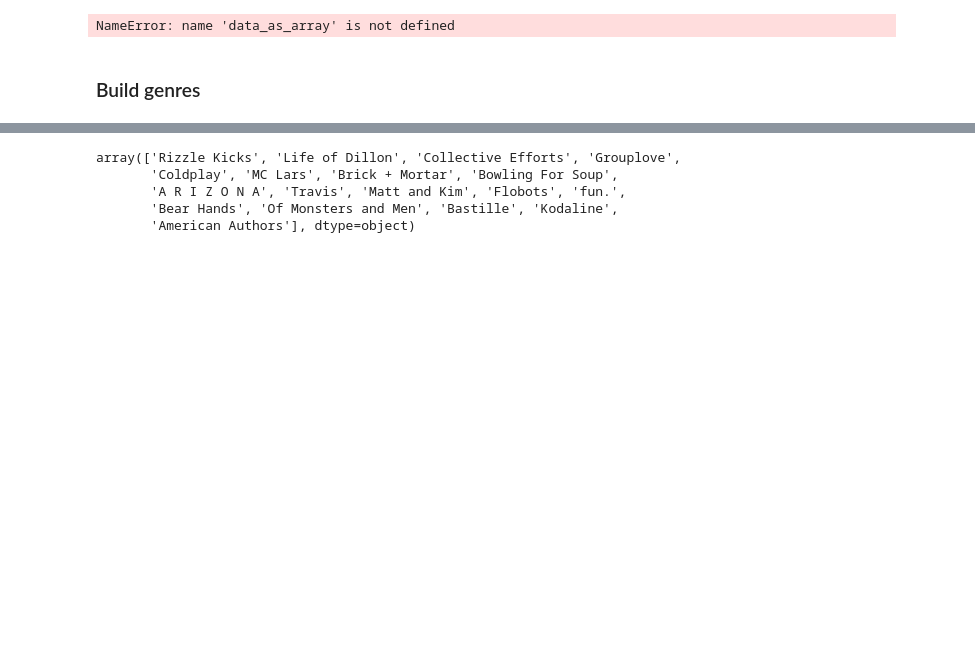
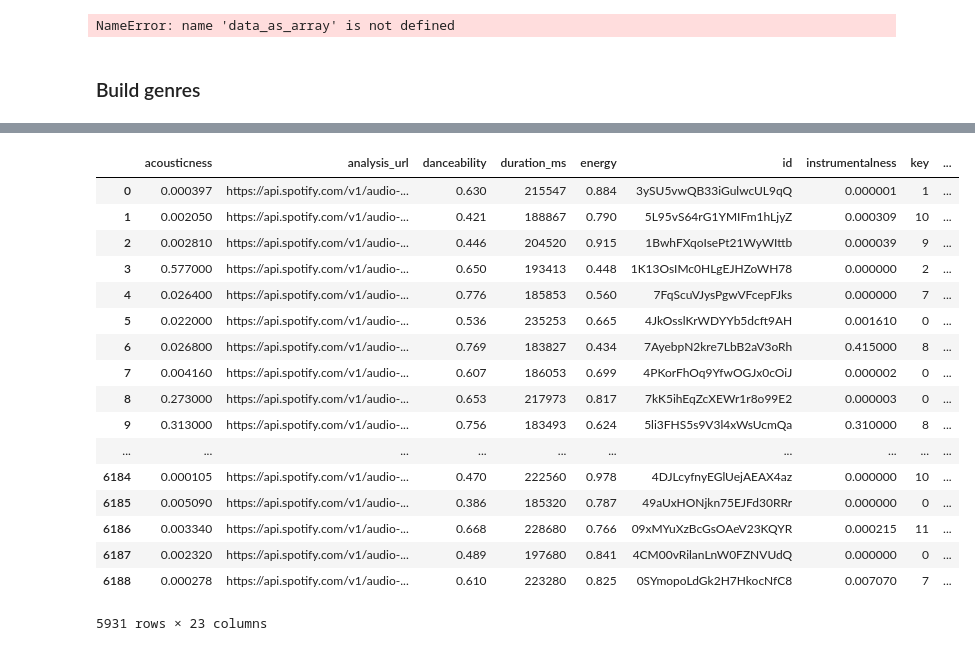
Before and after one commit to jcream31/workout_music_recommender, a Jupyter notebook: notebooks/EDA.ipynb, the cells around one changed output, grey strips where cells are left out. Saved outputs shown, nothing was run; the diff lists cells and outputs as text; code cells hidden in the pictures; blank space fills up the shorter version.

```diff
--- a/notebooks/EDA.ipynb
+++ b/notebooks/EDA.ipynb
@@ -93,6 +93,34 @@ IndentationError: expected an indented block
 NameError: name 'data_as_array' is not defined
 # %% [markdown]
 ### Build genres
+# %%
+import sys
+sys.path.append("../src")
+from auth import Token
+from collections import defaultdict
+import requests
+
+#  Client Keys
+authorization = Token()
+authorization.load_secrets()
+CLIENT_ID = authorization.secrets['client_id']
+CLIENT_SECRET = authorization.secrets['client_secret']
+access_token = authorization.get_token()
+token_reset = 0
+genres = defaultdict(list)
+for artist_id in data.artist_id.unique():
+    if token_reset%20==0:
+        access_token = authorization.get_token()
+    # Get artist genres
+    artist_api_endpoint = "https://api.spotify.com/v1/artists/{0}".format(artist_id)
+    artist_response = requests.get(artist_api_endpoint, access_token)
+    artist_data = artist_response.json()
+    genres[artist_id] = artist_data['genres']
+    token_reset += 1
+
+import pickle
+with open('../data/artist_genres.p', 'wb') as fp:
+    pickle.dump(genres, fp)
 # %%
 import pickle
 from collections import defaultdict, Counter
@@ -171,8 +167,0 @@ data['genre'] = data['artist_id'].map(single_genre)
-# %%
-data[data.genre=='other'].artist.unique()
-# %% [output]
-array(['Rizzle Kicks', 'Life of Dillon', 'Collective Efforts', 'Grouplove',
-       'Coldplay', 'MC Lars', 'Brick + Mortar', 'Bowling For Soup',
-       'A R I Z O N A', 'Travis', 'Matt and Kim', 'Flobots', 'fun.',
-       'Bear Hands', 'Of Monsters and Men', 'Bastille', 'Kodaline',
-       'American Authors'], dtype=object)
@@ -180,0 +168,21 @@ with open('../data/da')
+# %%
+data
+# %% [output]
+|  | acousticness | analysis_url | danceability | duration_ms | energy | id | instrumentalness | key | ... |
+| 0 | 0.000397 | https://api.spotify.com/v1/audio-... | 0.630 | 215547 | 0.884 | 3ySU5vwQB33iGulwcUL9qQ | 0.000001 | 1 | ... |
+| 1 | 0.002050 | https://api.spotify.com/v1/audio-... | 0.421 | 188867 | 0.790 | 5L95vS64rG1YMIFm1hLjyZ | 0.000309 | 10 | ... |
+| 2 | 0.002810 | https://api.spotify.com/v1/audio-... | 0.446 | 204520 | 0.915 | 1BwhFXqoIsePt21WyWIttb | 0.000039 | 9 | ... |
+| 3 | 0.577000 | https://api.spotify.com/v1/audio-... | 0.650 | 193413 | 0.448 | 1K13OsIMc0HLgEJHZoWH78 | 0.000000 | 2 | ... |
+| 4 | 0.026400 | https://api.spotify.com/v1/audio-... | 0.776 | 185853 | 0.560 | 7FqScuVJysPgwVFcepFJks | 0.000000 | 7 | ... |
+| 5 | 0.022000 | https://api.spotify.com/v1/audio-... | 0.536 | 235253 | 0.665 | 4JkOsslKrWDYYb5dcft9AH | 0.001610 | 0 | ... |
+| 6 | 0.026800 | https://api.spotify.com/v1/audio-... | 0.769 | 183827 | 0.434 | 7AyebpN2kre7LbB2aV3oRh | 0.415000 | 8 | ... |
+| 7 | 0.004160 | https://api.spotify.com/v1/audio-... | 0.607 | 186053 | 0.699 | 4PKorFhOq9YfwOGJx0cOiJ | 0.000002 | 0 | ... |
+| 8 | 0.273000 | https://api.spotify.com/v1/audio-... | 0.653 | 217973 | 0.817 | 7kK5ihEqZcXEWr1r8o99E2 | 0.000003 | 0 | ... |
+| 9 | 0.313000 | https://api.spotify.com/v1/audio-... | 0.756 | 183493 | 0.624 | 5li3FHS5s9V3l4xWsUcmQa | 0.310000 | 8 | ... |
+| ... | ... | ... | ... | ... | ... | ... | ... | ... | ... |
+| 6184 | 0.000105 | https://api.spotify.com/v1/audio-... | 0.470 | 222560 | 0.978 | 4DJLcyfnyEGlUejAEAX4az | 0.000000 | 10 | ... |
+| 6185 | 0.005090 | https://api.spotify.com/v1/audio-... | 0.386 | 185320 | 0.787 | 49aUxHONjkn75EJFd30RRr | 0.000000 | 0 | ... |
+| 6186 | 0.003340 | https://api.spotify.com/v1/audio-... | 0.668 | 228680 | 0.766 | 09xMYuXzBcGsOAeV23KQYR | 0.000215 | 11 | ... |
+| 6187 | 0.002320 | https://api.spotify.com/v1/audio-... | 0.489 | 197680 | 0.841 | 4CM00vRilanLnW0FZNVUdQ | 0.000000 | 0 | ... |
+| 6188 | 0.000278 | https://api.spotify.com/v1/audio-... | 0.610 | 223280 | 0.825 | 0SYmopoLdGk2H7HkocNfC8 | 0.007070 | 7 | ... |
+5931 rows × 23 columns
```
Also changed, not shown: parts of 6 cells of this notebook, 1 other file.
